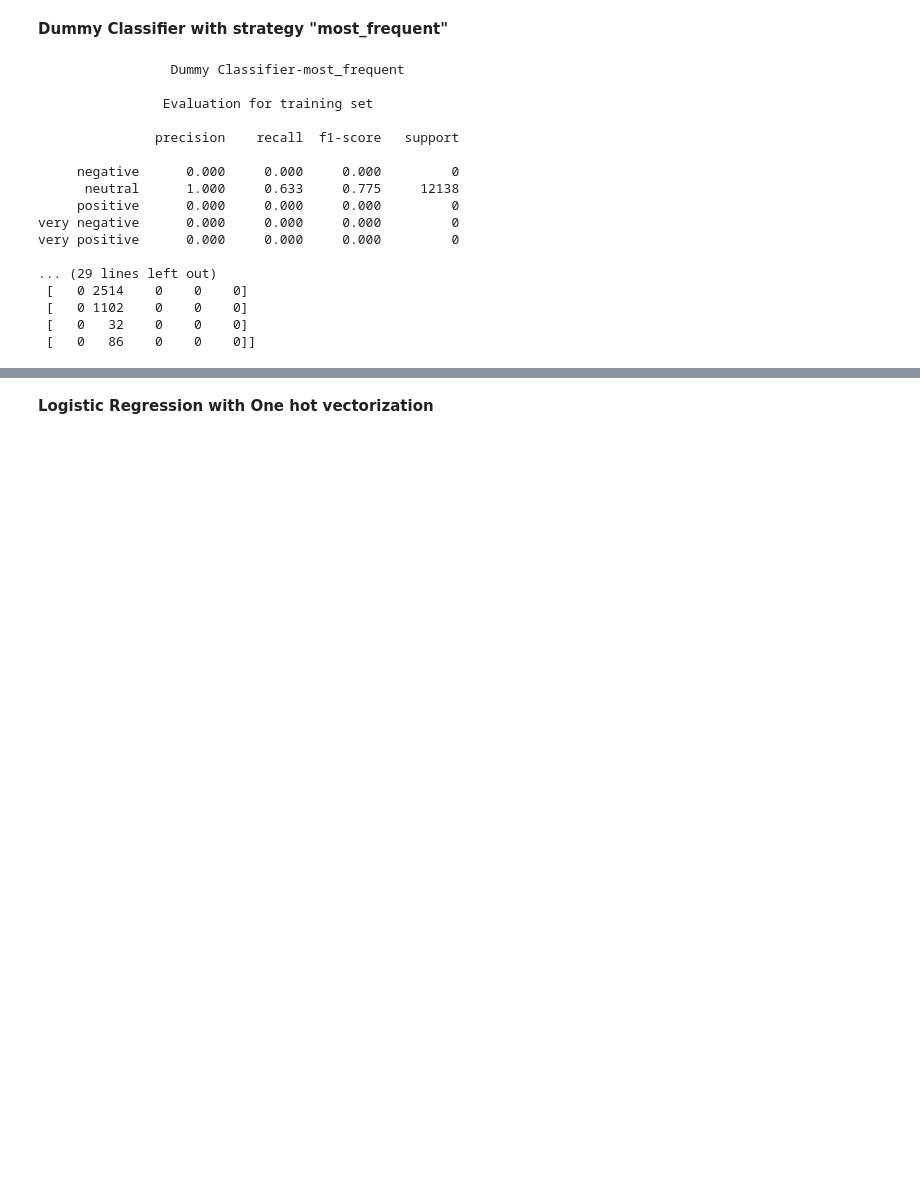
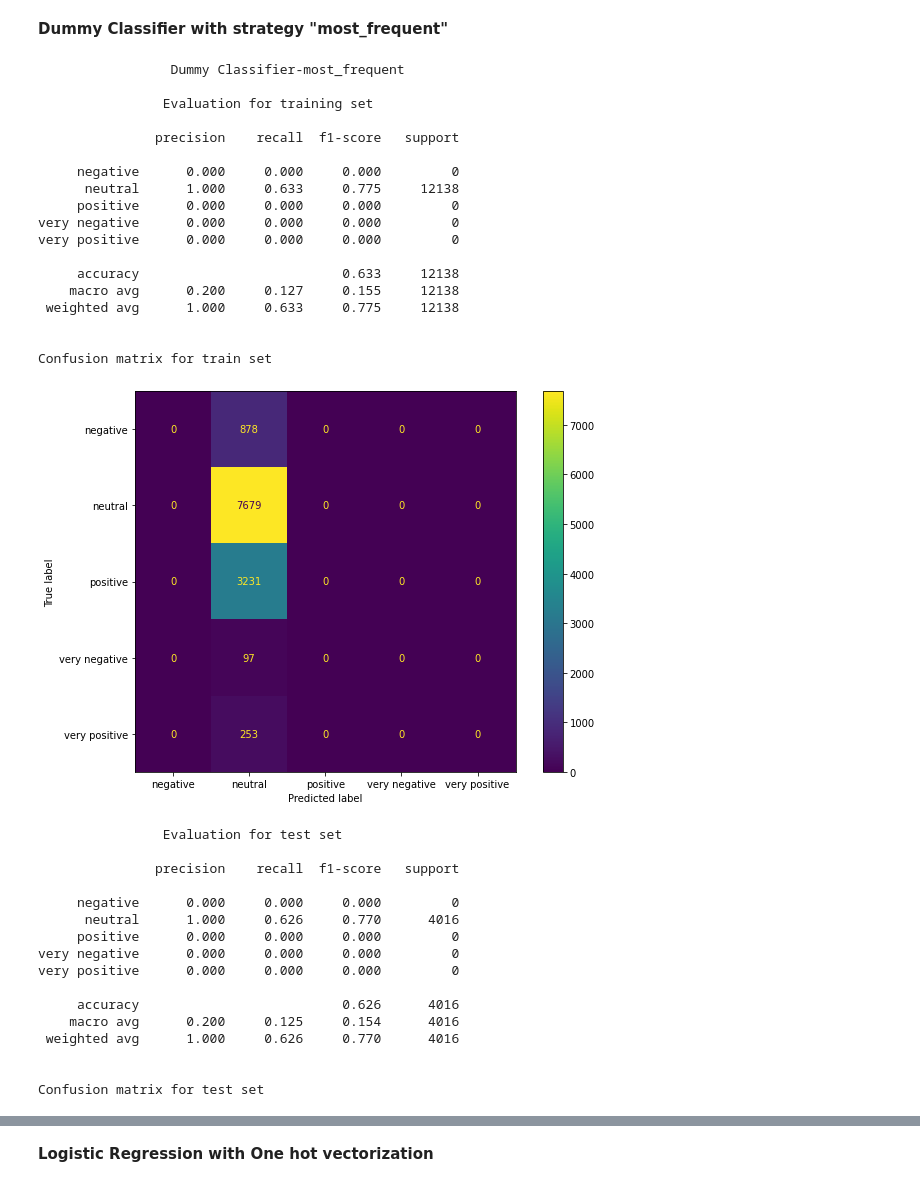
Before and after one commit to ArunGautham-Soundarrajan/subreddit_sentiment_classification, a Jupyter notebook: main.ipynb, the cells around one changed output, grey strips where cells are left out. Cells and saved outputs as stored; diff of their text form; code cells hidden in the pictures; blank space fills up the shorter version.

```diff
--- a/main.ipynb
+++ b/main.ipynb
@@ -221,24 +280,42 @@ very positive      0.043     0.048     0.046       230
 # %%
 dummy_prior = DummyClassifier(strategy='most_frequent')
 dummy_prior.fit(train_features, train_labels)
 train_pred = dummy_prior.predict(train_features)
 y_pred = dummy_prior.predict(test_features)
-evaluation_summary('Dummy Classifier-most_frequent',train_pred,train_labels, y_pred,test_labels)
+evaluation_summary('Dummy Classifier-most_frequent',train_pred,train_labels, y_pred,test_labels,train_features,test_features,dummy_prior)
 # %% [output]
                  Dummy Classifier-most_frequent
 
                 Evaluation for training set
 
                precision    recall  f1-score   support
 
      negative      0.000     0.000     0.000         0
       neutral      1.000     0.633     0.775     12138
      positive      0.000     0.000     0.000         0
 very negative      0.000     0.000     0.000         0
 very positive      0.000     0.000     0.000         0
 
-... (29 lines left out)
- [   0 2514    0    0    0]
- [   0 1102    0    0    0]
- [   0   32    0    0    0]
- [   0   86    0    0    0]]
+     accuracy                          0.633     12138
+    macro avg      0.200     0.127     0.155     12138
+ weighted avg      1.000     0.633     0.775     12138
+
+
+Confusion matrix for train set
+[figure, added]
+                Evaluation for test set
+
+               precision    recall  f1-score   support
+
+     negative      0.000     0.000     0.000         0
+      neutral      1.000     0.626     0.770      4016
+     positive      0.000     0.000     0.000         0
+very negative      0.000     0.000     0.000         0
+very positive      0.000     0.000     0.000         0
+
+     accuracy                          0.626      4016
+    macro avg      0.200     0.125     0.154      4016
+ weighted avg      1.000     0.626     0.770      4016
+
+
+Confusion matrix for test set
```
Also changed, not shown: parts of 91 cells of this notebook, 8 other files.
